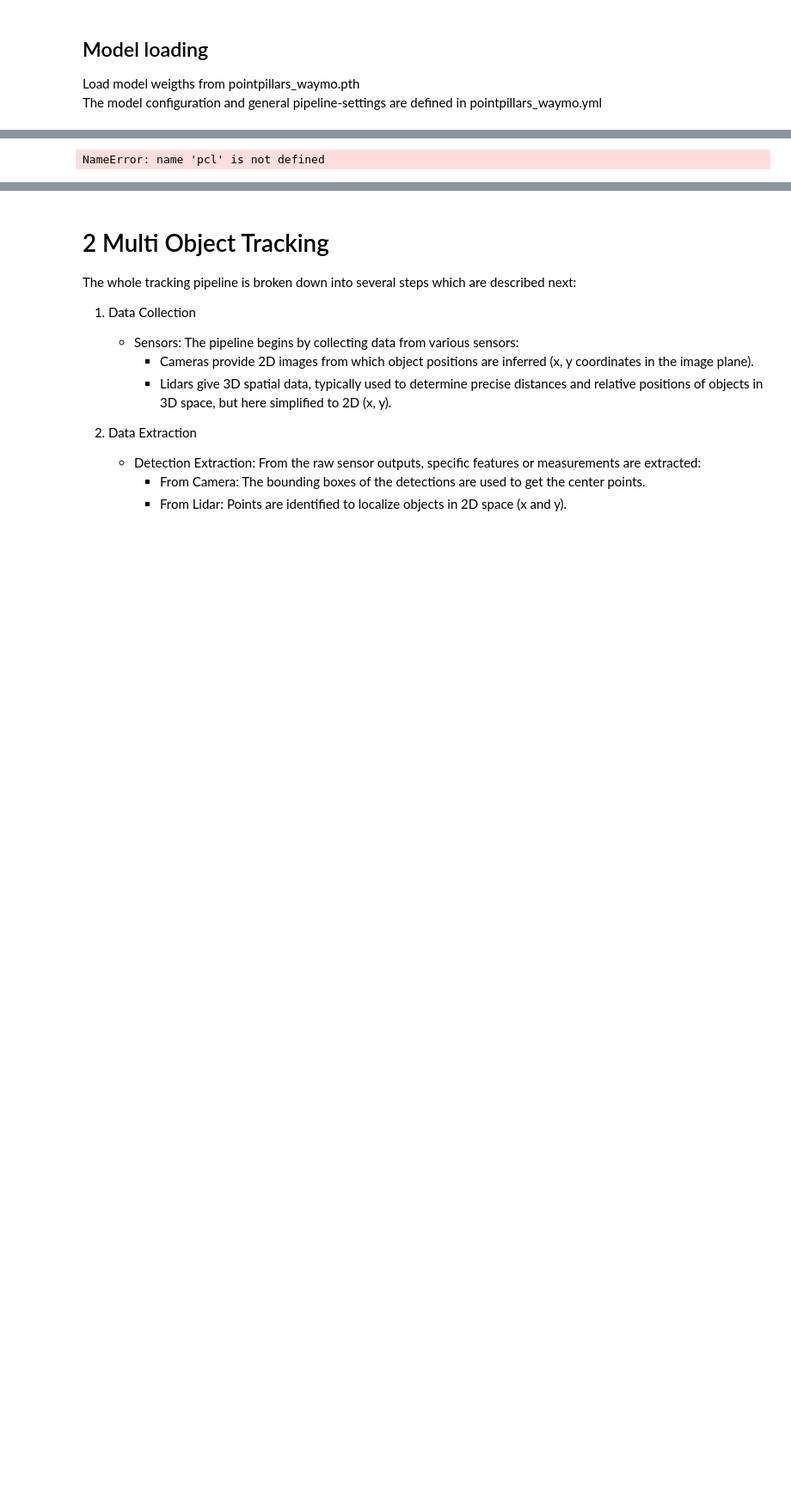
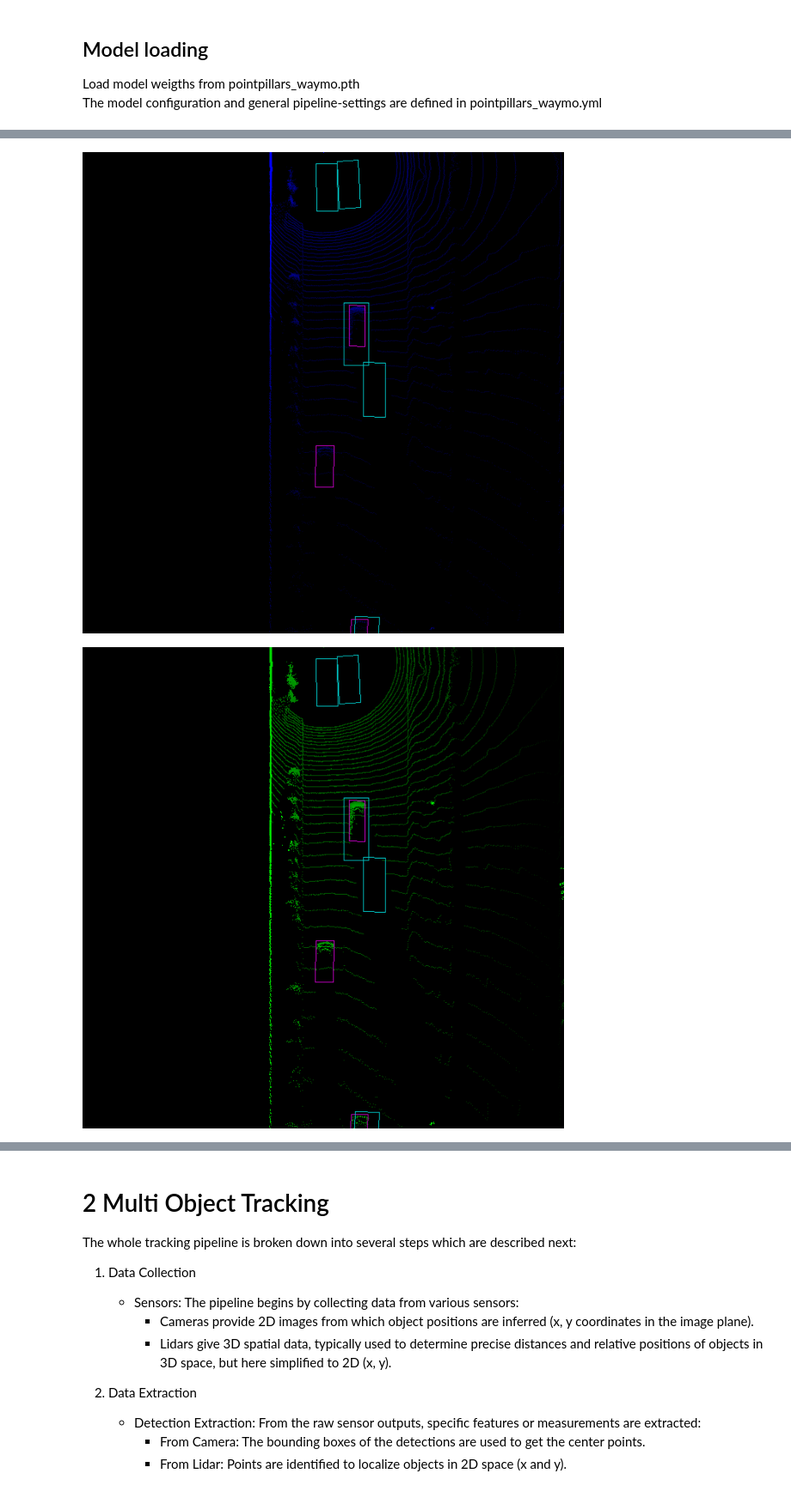
Before and after one commit to NoahPichl/av-kv, a Jupyter notebook: Assignment2/main.ipynb, the cells around one changed output, grey strips where cells are left out. Shown: that part at 86% size. Cells and saved outputs as stored; diff of their text form; code cells hidden in the pictures; blank space fills up the shorter version.

```diff
--- a/Assignment2/main.ipynb
+++ b/Assignment2/main.ipynb
@@ -57,4 +79,4 @@ if not os.path.exists(ckpt_path):
     os.system(cmd)
 
 # load the parameters.
-pipeline.load_ckpt(ckpt_path=ckpt_path)
+_ = pipeline.load_ckpt(ckpt_path=ckpt_path)
@@ -62,0 +87,4 @@ pipeline.load_ckpt(ckpt_path=ckpt_path)
+# %%
+data_split = dataset.get_split("valid")
+print("Number of samples: ", len(data_split))
+pipeline.run_valid()
@@ -63,6 +122,7 @@ pipeline.load_ckpt(ckpt_path=ckpt_path)
 # %%
 from easydict import EasyDict as edict
 from typing import Tuple
+from numpy import sin, cos
 
 def pcl_to_bev(pcl:np.ndarray, configs: edict) -> np.ndarray:
     """Computes the bev map of a given pointcloud.
@@ -181,6 +241,57 @@ def show_bev_map(bev_map: np.ndarray) -> None:
     height_image.show()
     Image.fromarray(bev_image).show()
 
+def rotated_rectangle(image, center_point, height, width, angle, color, thickness, ):
+    # Determine the coordinates of the 4 corner points
+    rotated_rect_points = []
+    x = center_point[0] + ((width / 2) * cos(angle)) - ((height / 2) * sin(angle))
+    y = center_point[1] + ((width / 2) * sin(angle)) + ((height / 2) * cos(angle))
+    rotated_rect_points.append([x,y])
+    x = center_point[0] - ((width / 2) * cos(angle)) - ((height / 2) * sin(angle))
+    y = center_point[1] - ((width / 2) * sin(angle)) + ((height / 2) * cos(angle))
+    rotated_rect_points.append([x,y])
+    x = center_point[0] - ((width / 2) * cos(angle)) + ((height / 2) * sin(angle))
+    y = center_point[1]- ((width / 2) * sin(angle)) - ((height / 2) * cos(angle))
+    rotated_rect_points.append([x,y])
+    x = center_point[0] + ((width / 2) * cos(angle)) + ((height / 2) * sin(angle))
+    y = center_point[1] + ((width / 2) * sin(angle)) - ((height / 2) * cos(angle))
+    rotated_rect_points.append([x,y])
+    return cv2.polylines(image, np.array([rotated_rect_points], np.int32), True, color, thickness)
+
+def show_bounding_boxes(bev_map: np.ndarray, configs, labels, pred) -> np.ndarray:
+    bev_image: np.ndarray =  (np.moveaxis(bev_map, 0, -1)*255).astype(np.uint8)
+    mask: np.ndarray = np.zeros_like(bev_image[:,:,0])
+
+    height_image = np.dstack((bev_image[:, :, 0],mask,mask))
+    den_image = np.dstack((mask,bev_image[:, :, 1],mask))
+    int_image = np.dstack((mask,mask,bev_image[:, :, 2]))
+
+    bev_x_discret = (configs.lims.x[1] - configs.lims.x[0]) / configs.bev_height
+    bev_y_discret = (configs.lims.y[1] - configs.lims.y[0]) / configs.bev_width
+
+
+    for boxes, color in zip([labels, pred], [[200, 0, 200], [0, 200, 200]]):
+        for box in boxes:
+            x, y, z, l, w, h, r = box.to_xyzwhlr()
+
+            x = np.int_(np.floor(x / bev_x_discret))
+            l = np.int_(np.floor(l / bev_x_discret))
+            y = np.int_(np.floor(y / bev_y_discret) + (configs.bev_width + 1) / 2)
+            w = np.int_(np.floor(w / bev_y_discret))
+
+            int_image = rotated_rectangle(int_image, (y, x), l, w, r, color, 1)
+            den_image = rotated_rectangle(den_image, (y, x), l, w, r, color, 1)
+            height_image = rotated_rectangle(height_image, (y, x), l, w, r, color, 1)
+            bev_image = rotated_rectangle(bev_image.copy(), (y, x), l, w, r, color, 1)
+
+    height_image = Image.fromarray(height_image)
+    den_image = Image.fromarray(den_image)
+    int_image = Image.fromarray(int_image)
+
+    int_image.show()
+    den_image.show()
+    height_image.show()
+    Image.fromarray(bev_image).show()
 
 configs = edict()
 configs.lims = edict()
@@ -190,8 +301,13 @@ configs.lims.z = [-1.5, 3]
 configs.lims.intensity = [0, 1.0]
 configs.bev_height = 640
 configs.bev_width = 640
-
-bev_map = pcl_to_bev(pcl, configs)
-show_bev_map(bev_map)
-# %% [output]
-NameError: name 'pcl' is not defined
+# %%
+data = data_split.get_data(0)
+result = pipeline.run_inference(data)
+pcl = data["point"]
+
+bev_map = pcl_to_bev(pcl, configs)
+show_bounding_boxes(bev_map, configs, data["bounding_boxes"], result[0])
+# %% [output]
+[figure, added]
+[figure, added]
```
Also changed, not shown: parts of 17 cells of this notebook, 5 other files.
